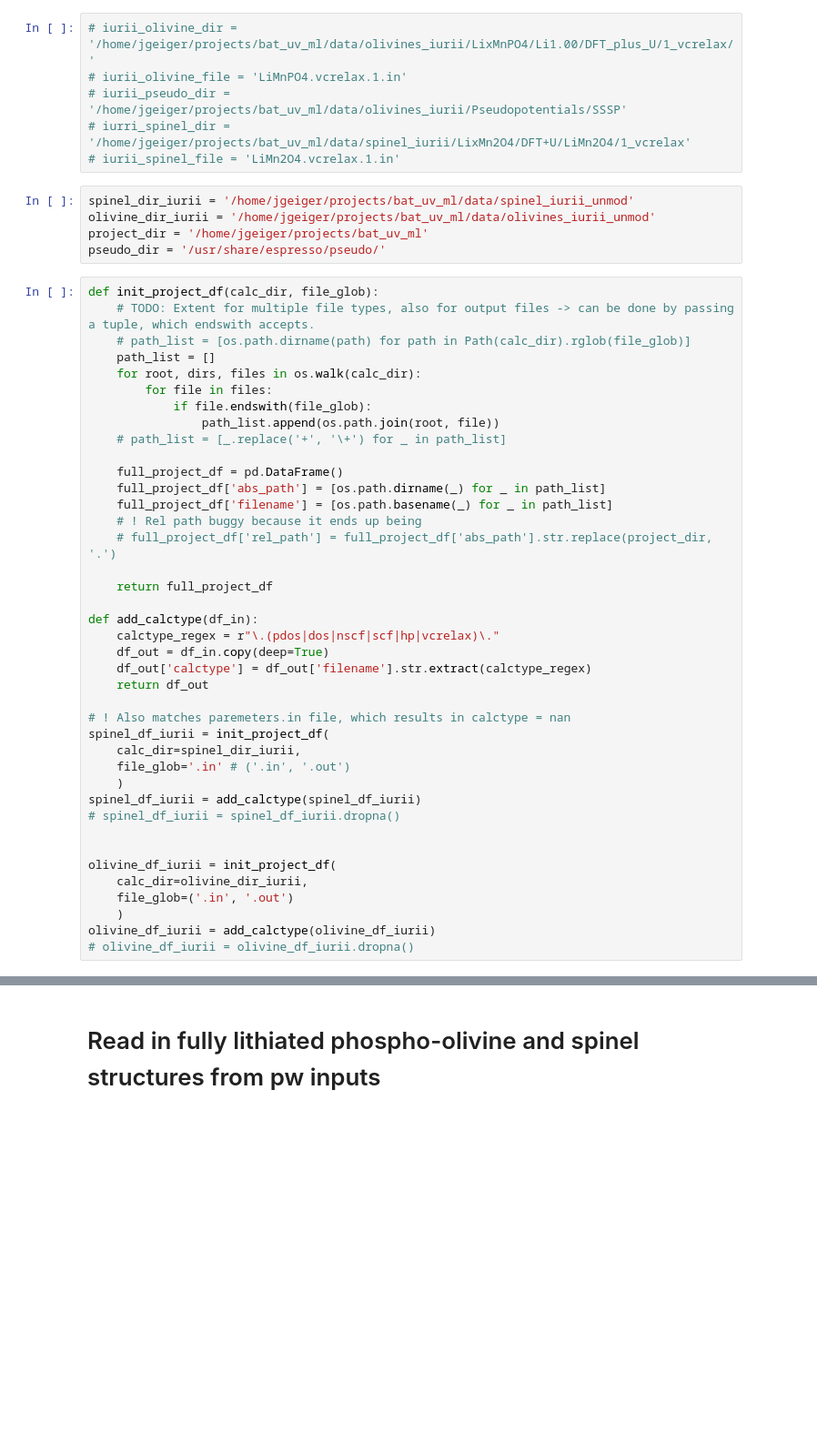
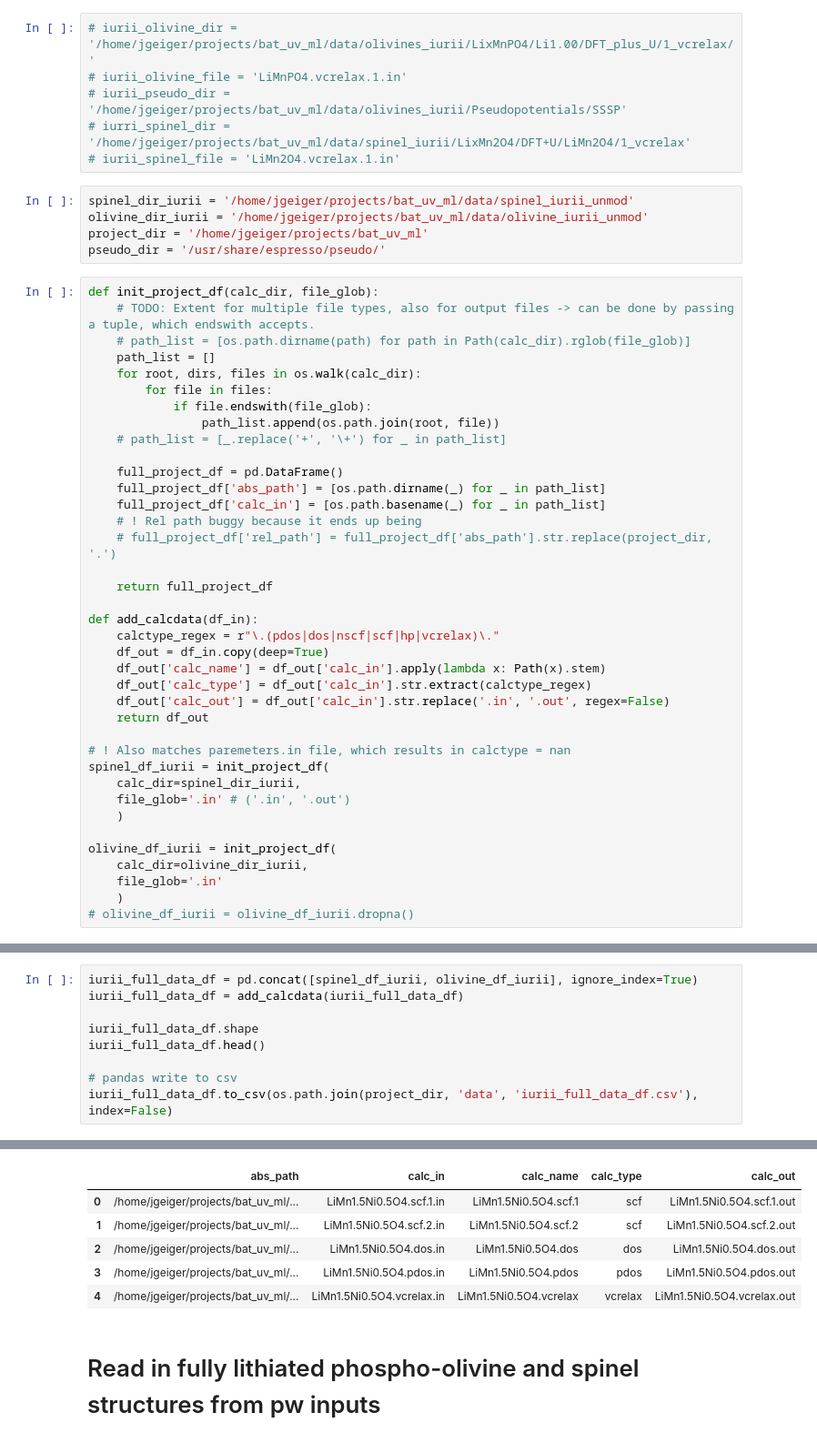
Before and after one commit to GeigerJ2/bat_uv_ml, a Jupyter notebook: code/iuriis_data_df.ipynb, the cells around one changed output, grey strips where cells are left out. Shown at 91% size. Drawn from its saved outputs; the diff is of its cells as text; blank space fills up the shorter version.

Commit message:
Selection of Iurii's fully lithiated structures from properly created df.

```diff
--- a/code/iuriis_data_df.ipynb
+++ b/code/iuriis_data_df.ipynb
@@ -53,7 +54,7 @@ Profile<uuid='4fe00b7a32994cfca8b6cf43c2d22a53' name='jgeiger'>
 # iurii_spinel_file = 'LiMn2O4.vcrelax.1.in'
 # %%
 spinel_dir_iurii = '/home/jgeiger/projects/bat_uv_ml/data/spinel_iurii_unmod'
-olivine_dir_iurii = '/home/jgeiger/projects/bat_uv_ml/data/olivines_iurii_unmod'
+olivine_dir_iurii = '/home/jgeiger/projects/bat_uv_ml/data/olivine_iurii_unmod'
 project_dir = '/home/jgeiger/projects/bat_uv_ml'
 pseudo_dir = '/usr/share/espresso/pseudo/'
 # %%
@@ -69,16 +70,18 @@ def init_project_df(calc_dir, file_glob):
 
     full_project_df = pd.DataFrame()
     full_project_df['abs_path'] = [os.path.dirname(_) for _ in path_list]
-    full_project_df['filename'] = [os.path.basename(_) for _ in path_list]
+    full_project_df['calc_in'] = [os.path.basename(_) for _ in path_list]
     # ! Rel path buggy because it ends up being
     # full_project_df['rel_path'] = full_project_df['abs_path'].str.replace(project_dir, '.')
 
     return full_project_df
 
-def add_calctype(df_in):
+def add_calcdata(df_in):
     calctype_regex = r"\.(pdos|dos|nscf|scf|hp|vcrelax)\."
     df_out = df_in.copy(deep=True)
-    df_out['calctype'] = df_out['filename'].str.extract(calctype_regex)
+    df_out['calc_name'] = df_out['calc_in'].apply(lambda x: Path(x).stem)
+    df_out['calc_type'] = df_out['calc_in'].str.extract(calctype_regex)
+    df_out['calc_out'] = df_out['calc_in'].str.replace('.in', '.out', regex=False)
     return df_out
 
 # ! Also matches paremeters.in file, which results in calctype = nan
@@ -86,13 +89,9 @@ spinel_df_iurii = init_project_df(
     calc_dir=spinel_dir_iurii,
     file_glob='.in' # ('.in', '.out')
     )
-spinel_df_iurii = add_calctype(spinel_df_iurii)
-# spinel_df_iurii = spinel_df_iurii.dropna()
-
 
 olivine_df_iurii = init_project_df(
     calc_dir=olivine_dir_iurii,
-    file_glob=('.in', '.out')
+    file_glob='.in'
     )
-olivine_df_iurii = add_calctype(olivine_df_iurii)
 # olivine_df_iurii = olivine_df_iurii.dropna()
@@ -123,0 +98,10 @@ iurii_full_data_df['calcname'] = iurii_full_data_df['filename'].str.replace('.in
+# %%
+iurii_full_data_df = pd.concat([spinel_df_iurii, olivine_df_iurii], ignore_index=True)
+iurii_full_data_df = add_calcdata(iurii_full_data_df)
+
+iurii_full_data_df.shape
+iurii_full_data_df.head()
+
+# pandas write to csv
+iurii_full_data_df.to_csv(os.path.join(project_dir, 'data', 'iurii_full_data_df.csv'), index=False)
+# %% [output]
@@ -124,3 +109,9 @@ iurii_full_data_df['calcname'] = iurii_full_data_df['filename'].str.replace('.in
+|  | abs_path | calc_in | calc_name | calc_type | calc_out |
+| 0 | /home/jgeiger/projects/bat_uv_ml/... | LiMn1.5Ni0.5O4.scf.1.in | LiMn1.5Ni0.5O4.scf.1 | scf | LiMn1.5Ni0.5O4.scf.1.out |
+| 1 | /home/jgeiger/projects/bat_uv_ml/... | LiMn1.5Ni0.5O4.scf.2.in | LiMn1.5Ni0.5O4.scf.2 | scf | LiMn1.5Ni0.5O4.scf.2.out |
+| 2 | /home/jgeiger/projects/bat_uv_ml/... | LiMn1.5Ni0.5O4.dos.in | LiMn1.5Ni0.5O4.dos | dos | LiMn1.5Ni0.5O4.dos.out |
+| 3 | /home/jgeiger/projects/bat_uv_ml/... | LiMn1.5Ni0.5O4.pdos.in | LiMn1.5Ni0.5O4.pdos | pdos | LiMn1.5Ni0.5O4.pdos.out |
+| 4 | /home/jgeiger/projects/bat_uv_ml/... | LiMn1.5Ni0.5O4.vcrelax.in | LiMn1.5Ni0.5O4.vcrelax | vcrelax | LiMn1.5Ni0.5O4.vcrelax.out |
 # %% [markdown]
 # Read in fully lithiated phospho-olivine and spinel structures from pw inputs
 # %%
```
Also changed, not shown: parts of 5 cells of this notebook, 2 other files.
